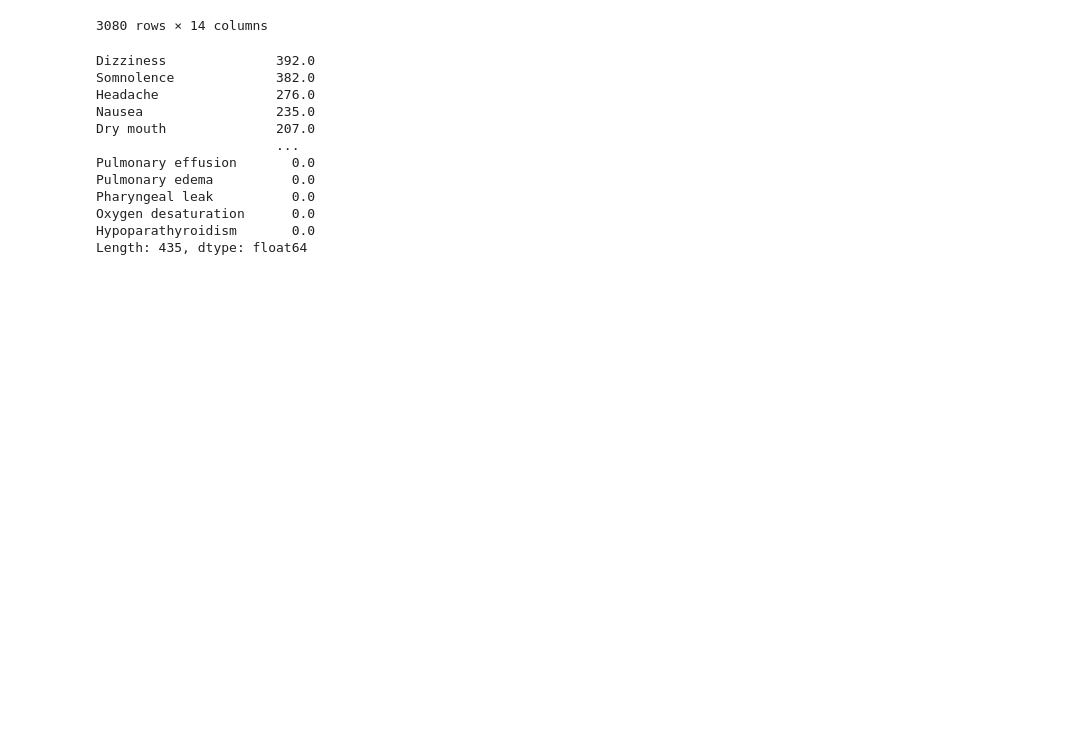
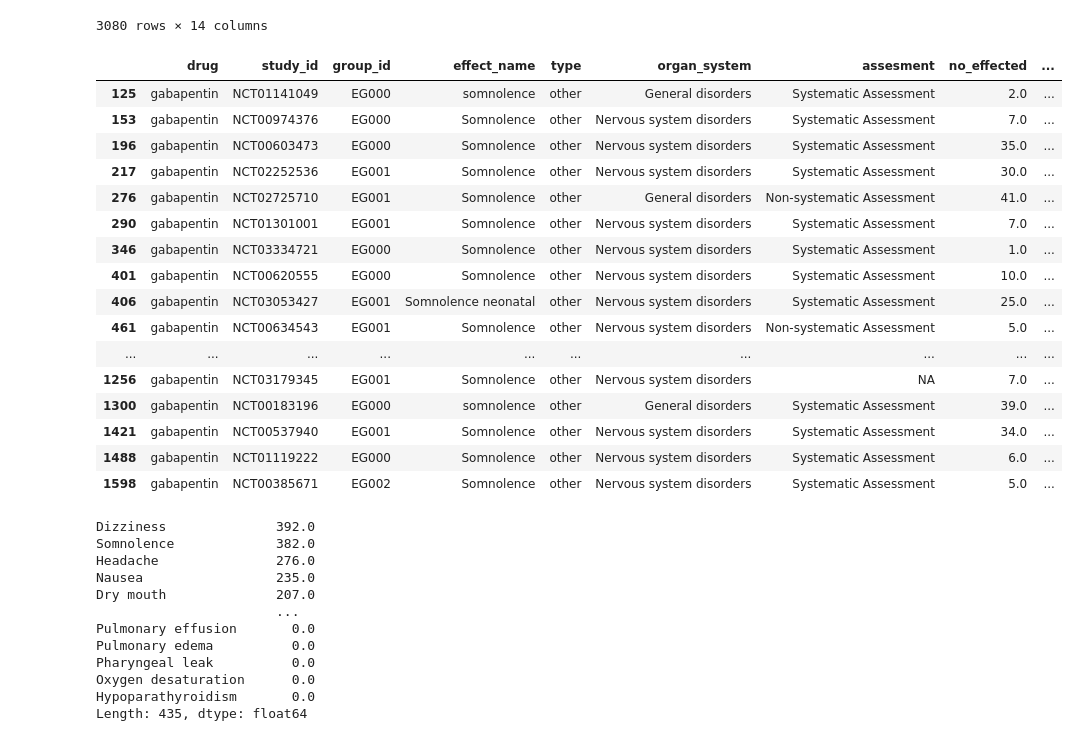
Before and after one commit to porterehunley/drugprocessing, a Jupyter notebook: ClincalTrialsPlayground.ipynb, the cells around one changed output. Drawn from its saved outputs; the diff is of its cells as text; code cells hidden in the pictures; blank space fills up the shorter version.

```diff
--- a/ClincalTrialsPlayground.ipynb
+++ b/ClincalTrialsPlayground.ipynb
@@ -1360,6 +1361,26 @@ working_effects
 | 3078 | gabapentin | NCT00667342 | EG000 | Infection with normal ANC or Grad... | other | Infections and infestations | Non-systematic Assessment | 0.0 | ... |
 | 3079 | gabapentin | NCT00667342 | EG001 | Infection with normal ANC or Grad... | other | Infections and infestations | Non-systematic Assessment | 2.0 | ... |
 3080 rows × 14 columns
+# %%
+working_effects[working_effects['effect_name'].apply(lambda x: 'somnolence' in x.lower()) & working_effects['is_intervention']]
+# %% [output]
+|  | drug | study_id | group_id | effect_name | type | organ_system | assesment | no_effected | ... |
+| 125 | gabapentin | NCT01141049 | EG000 | somnolence | other | General disorders | Systematic Assessment | 2.0 | ... |
+| 153 | gabapentin | NCT00974376 | EG000 | Somnolence | other | Nervous system disorders | Systematic Assessment | 7.0 | ... |
+| 196 | gabapentin | NCT00603473 | EG000 | Somnolence | other | Nervous system disorders | Systematic Assessment | 35.0 | ... |
+| 217 | gabapentin | NCT02252536 | EG001 | Somnolence | other | Nervous system disorders | Systematic Assessment | 30.0 | ... |
+| 276 | gabapentin | NCT02725710 | EG001 | Somnolence | other | General disorders | Non-systematic Assessment | 41.0 | ... |
+| 290 | gabapentin | NCT01301001 | EG001 | Somnolence | other | Nervous system disorders | Systematic Assessment | 7.0 | ... |
+| 346 | gabapentin | NCT03334721 | EG000 | Somnolence | other | Nervous system disorders | Systematic Assessment | 1.0 | ... |
+| 401 | gabapentin | NCT00620555 | EG000 | Somnolence | other | Nervous system disorders | Systematic Assessment | 10.0 | ... |
+| 406 | gabapentin | NCT03053427 | EG001 | Somnolence neonatal | other | Nervous system disorders | Systematic Assessment | 25.0 | ... |
+| 461 | gabapentin | NCT00634543 | EG001 | Somnolence | other | Nervous system disorders | Non-systematic Assessment | 5.0 | ... |
+| ... | ... | ... | ... | ... | ... | ... | ... | ... | ... |
+| 1256 | gabapentin | NCT03179345 | EG001 | Somnolence | other | Nervous system disorders | NA | 7.0 | ... |
+| 1300 | gabapentin | NCT00183196 | EG000 | somnolence | other | General disorders | Systematic Assessment | 39.0 | ... |
+| 1421 | gabapentin | NCT00537940 | EG001 | Somnolence | other | Nervous system disorders | Systematic Assessment | 34.0 | ... |
+| 1488 | gabapentin | NCT01119222 | EG000 | Somnolence | other | Nervous system disorders | Systematic Assessment | 6.0 | ... |
+| 1598 | gabapentin | NCT00385671 | EG002 | Somnolence | other | Nervous system disorders | Systematic Assessment | 5.0 | ... |
 # %%
 int_sums = {}
 def count_effects(effect_name, no_affected, ledger):
```
Also changed, not shown: parts of 18 cells of this notebook.
